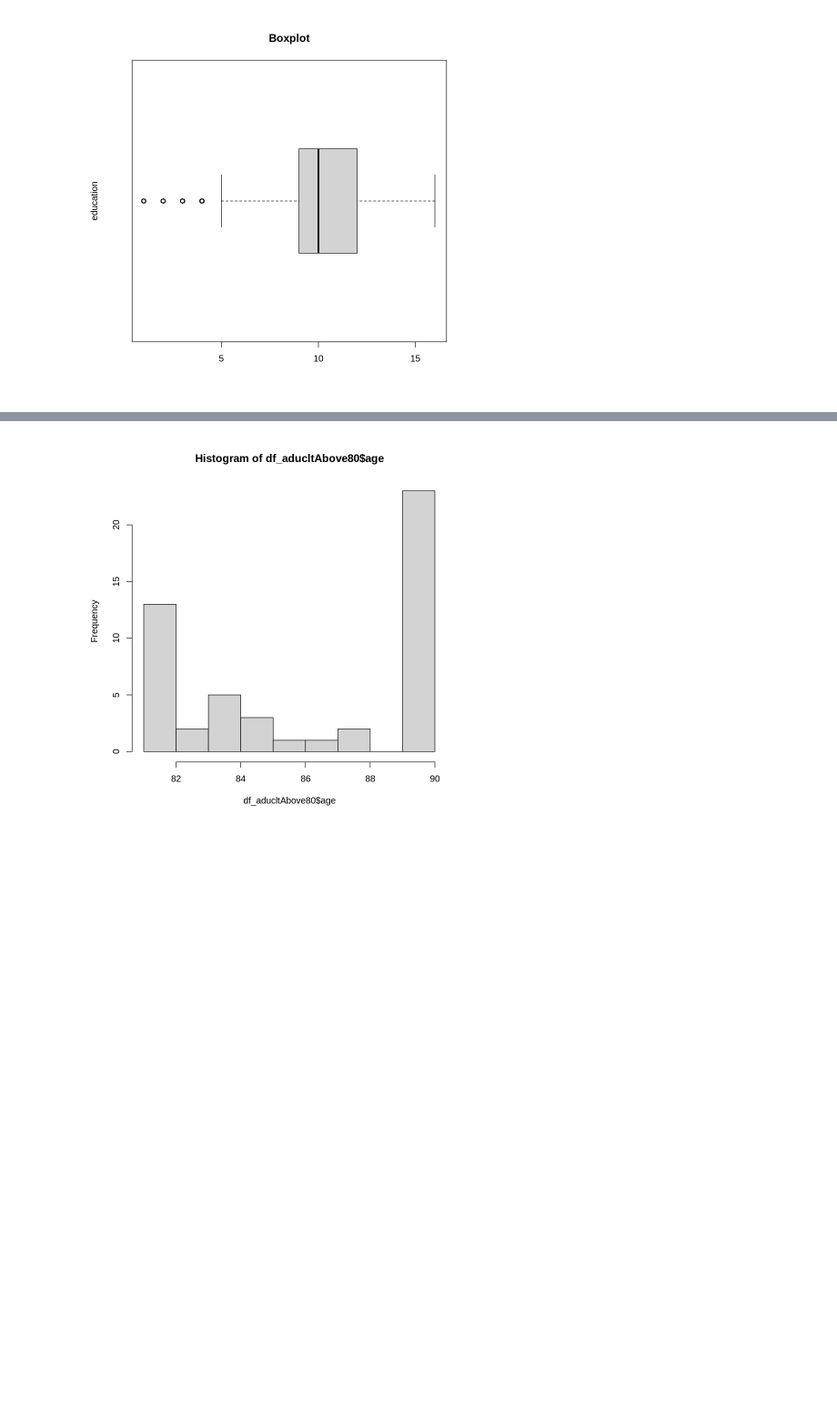
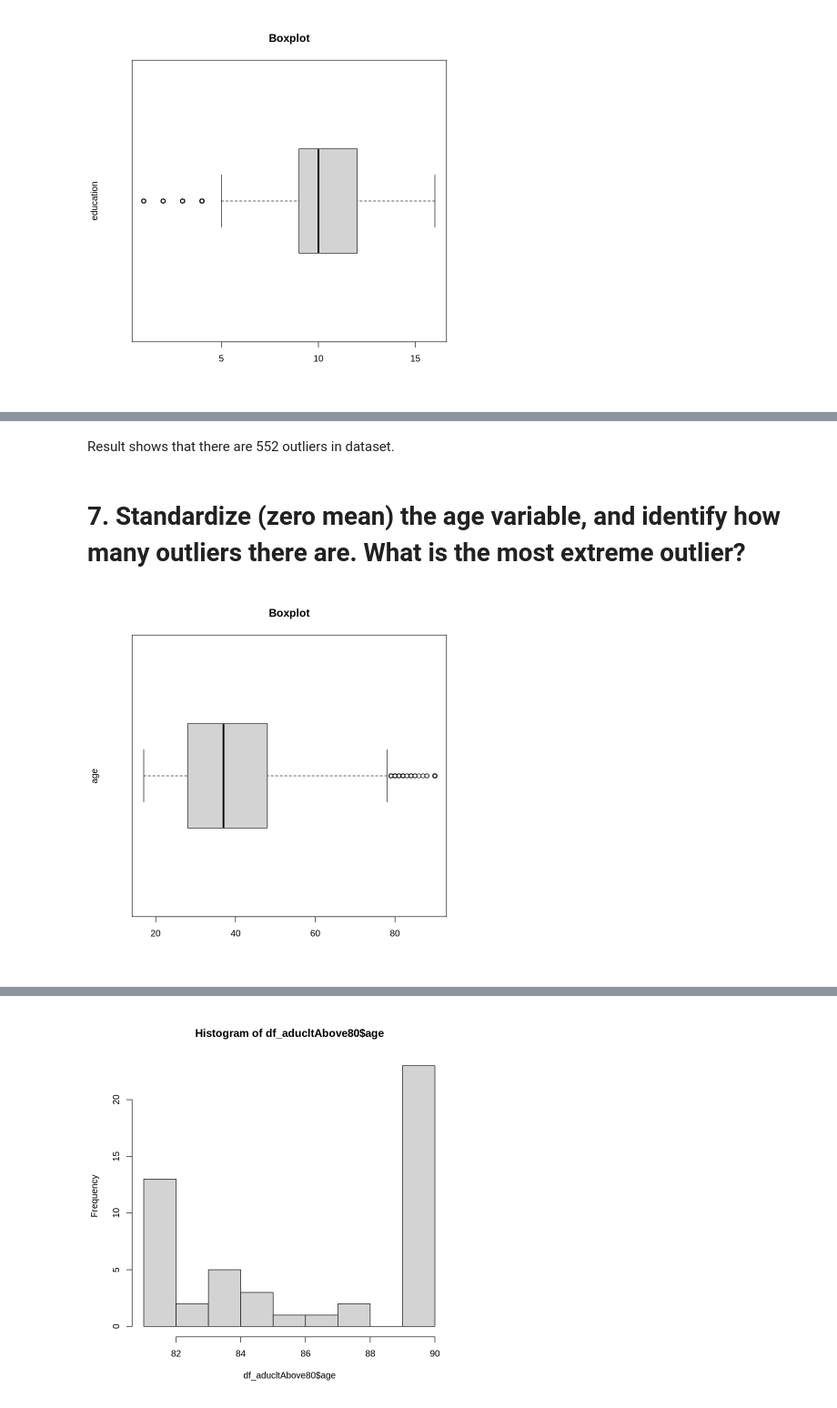
Before and after one commit to sg758253/IDS, a Jupyter notebook: HW4/problem1_r.ipynb, the cells around one changed output, grey strips where cells are left out. Shown at 91% size. Drawn from its saved outputs; the diff is of its cells as text; code cells hidden in the pictures; blank space fills up the shorter version.

```diff
--- a/HW4/problem1_r.ipynb
+++ b/HW4/problem1_r.ipynb
@@ -174,0 +171,5 @@ The scaled education values that are NOT outliers:
+# %%
+mean = mean(df$education)
+std = sd(df$education)
+df['education1'] = (df$education-mean)/std
+head(df)
@@ -174,0 +208,8 @@ The scaled education values that are NOT outliers:
+# %% [markdown]
+Result shows that there are 552 outliers in dataset.
+# %% [markdown]
+# 7. Standardize (zero mean) the age variable, and identify how many outliers there are. What is the most extreme outlier?
+# %%
+boxplot(df$age,ylab = "age",main = "Boxplot",horizontal = TRUE)
+# %% [output]
+[figure, added]
```
Also changed, not shown: parts of 30 cells of this notebook.
